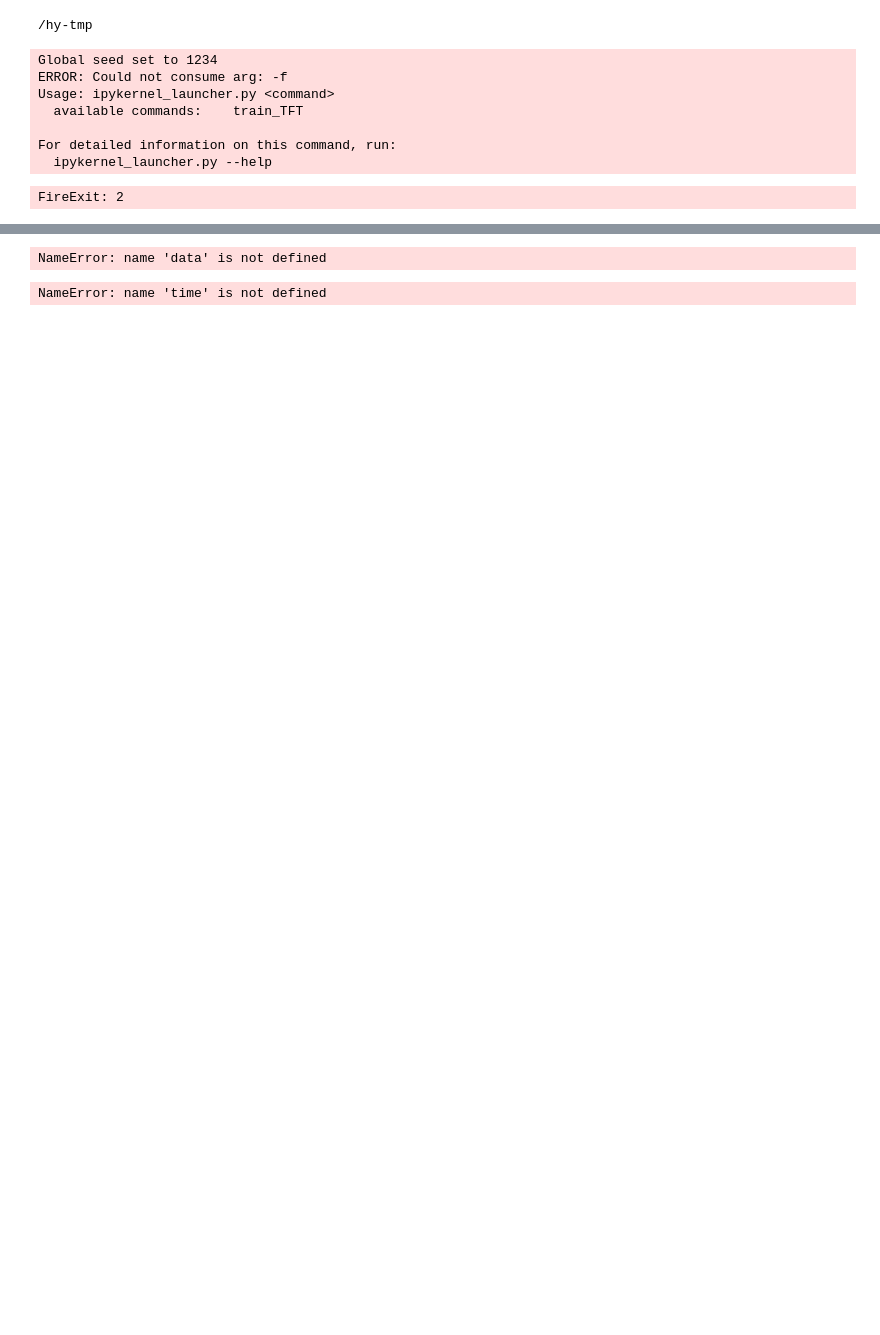
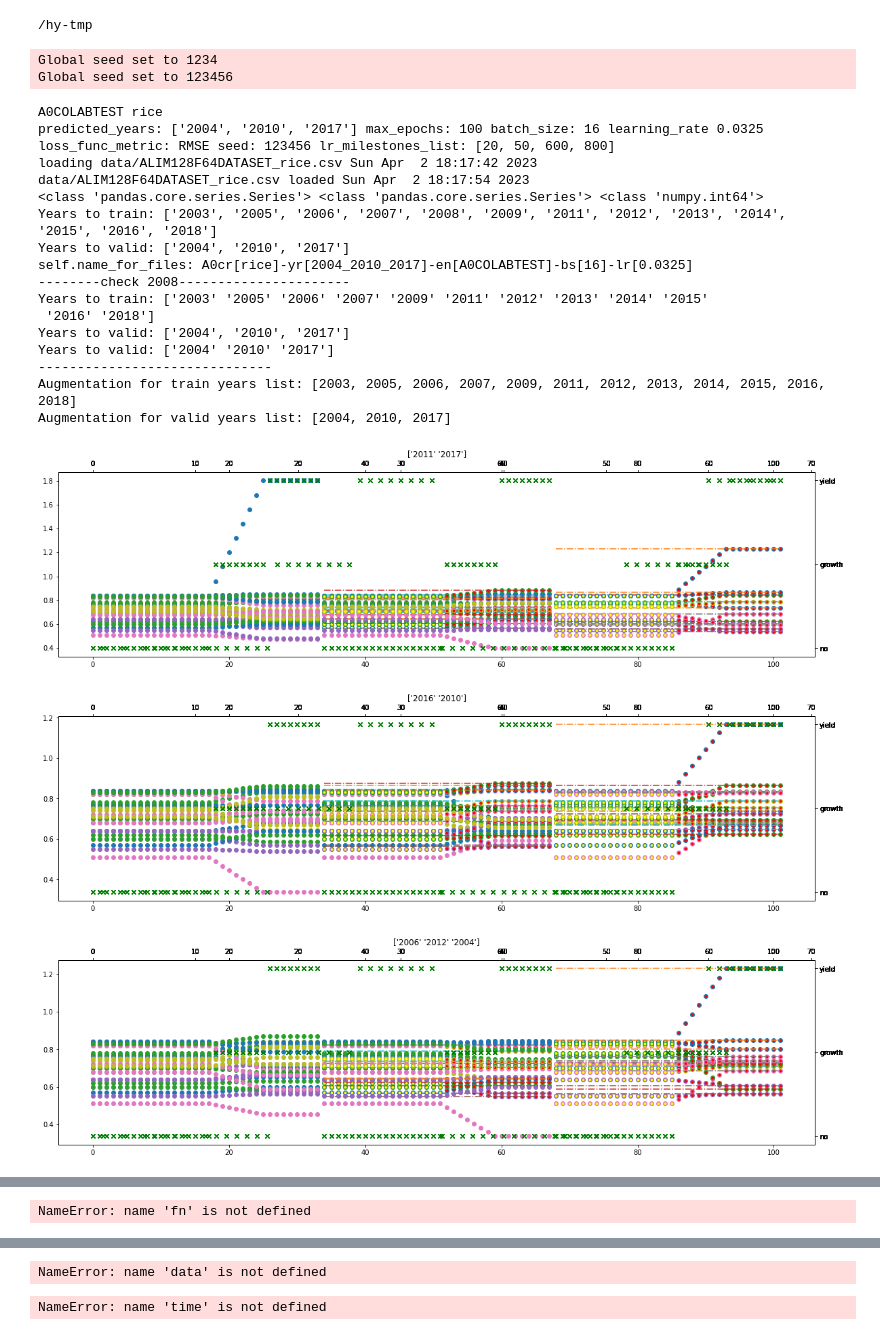
Before and after one commit to koyacolab/yieldos, a Jupyter notebook: A0WorkVisual.ipynb, the cells around one changed output, grey strips where cells are left out. Saved outputs shown, nothing was run; the diff lists cells and outputs as text; code cells hidden in the pictures; blank space fills up the shorter version.

Commit message:
train/validation/test dataloader exp

```diff
--- a/A0WorkVisual.ipynb
+++ b/A0WorkVisual.ipynb
@@ -58,28 +58,81 @@ import os
 # %%
 home_dir = '/hy-tmp'
 os.chdir(home_dir)
 
 !pwd
 
 # !ls
 
 pl.seed_everything(1234, workers=True)
 
 # from google.colab import drive
 # drive.mount('/content/gdrive/')
 
 # !ls
 
 # home_dir = '/content/gdrive/My Drive/AChina'
 # os.chdir(home_dir)
 # !pwd
+
+
+def train_TFT(exp_name,
+              crop_name='rice',
+              predicted_years="2004 2010 2017",
+              batch_size=16,
+              learning_rate=0.0325,
+              loss_func_metric='RMSE',
+              max_epochs=100):
+
+    # print('predicted year:', predicted_years, type(predicted_years))
+
+    # torch.set_float32_matmul_precision('medium')
+
+    log_file = os.path.join('/hy-tmp', f'Log-cr[{crop_name}]-yr[{predicted_years}]-en[{exp_name}]-bs[{batch_size}].log')
+
+#         if os.path.exists(log_file):
+#             print(f'log file {log_file} exist')
+#             sys.exit(0)
+
+#         sys.stdout = Logger(log_file)
+
+    model = ModelBase(exp_name=exp_name,
+                      predicted_years=predicted_years,
+                      max_epochs=max_epochs,
+                      batch_size=batch_size,
+                      learning_rate=learning_rate,
+                      loss_func_metric=loss_func_metric)
+
+    # model.init_lr_finder()
+    # model.custom_finder()
+    model.train()
+    model.predict()
+    model.test()
+    model.inference()
+    # model.plot_predict()
+    print('The end...')
+    sys.exit(0)
+
+train_TFT(exp_name='A0COLABTEST')
 # %% [output]
 /hy-tmp
 Global seed set to 1234
-ERROR: Could not consume arg: -f
-Usage: ipykernel_launcher.py <command>
-  available commands:    train_TFT
-
-For detailed information on this command, run:
-  ipykernel_launcher.py --help
+Global seed set to 123456
-FireExit: 2
+A0COLABTEST rice
+predicted_years: ['2004', '2010', '2017'] max_epochs: 100 batch_size: 16 learning_rate 0.0325 loss_func_metric: RMSE seed: 123456 lr_milestones_list: [20, 50, 600, 800]
+loading data/ALIM128F64DATASET_rice.csv Sun Apr  2 18:17:42 2023
+data/ALIM128F64DATASET_rice.csv loaded Sun Apr  2 18:17:54 2023
+<class 'pandas.core.series.Series'> <class 'pandas.core.series.Series'> <class 'numpy.int64'>
+Years to train: ['2003', '2005', '2006', '2007', '2008', '2009', '2011', '2012', '2013', '2014', '2015', '2016', '2018']
+Years to valid: ['2004', '2010', '2017']
+self.name_for_files: A0cr[rice]-yr[2004_2010_2017]-en[A0COLABTEST]-bs[16]-lr[0.0325]
+--------check 2008----------------------
+Years to train: ['2003' '2005' '2006' '2007' '2009' '2011' '2012' '2013' '2014' '2015'
+ '2016' '2018']
+Years to valid: ['2004', '2010', '2017']
+Years to valid: ['2004' '2010' '2017']
+------------------------------
+Augmentation for train years list: [2003, 2005, 2006, 2007, 2009, 2011, 2012, 2013, 2014, 2015, 2016, 2018]
+Augmentation for valid years list: [2004, 2010, 2017]
+[figure, added]
+[figure, added]
+[figure, added]
@@ -85,0 +140 @@ FireExit: 2
+NameError: name 'fn' is not defined
```
Also changed, not shown: parts of 2 cells of this notebook, 2 other files.
